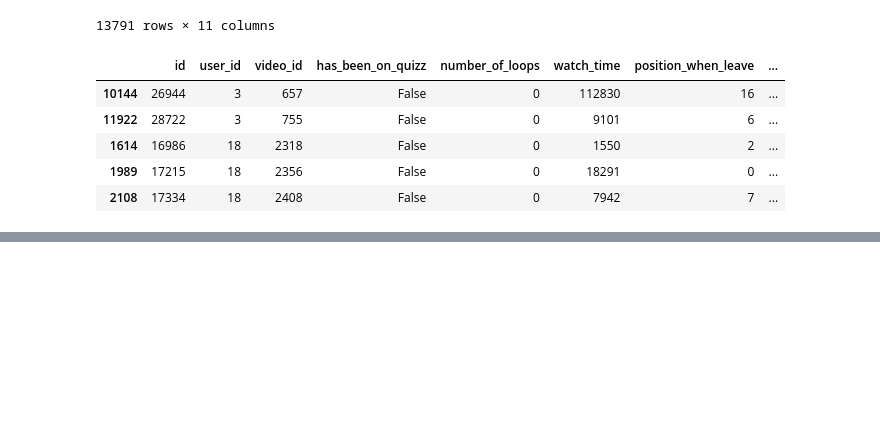
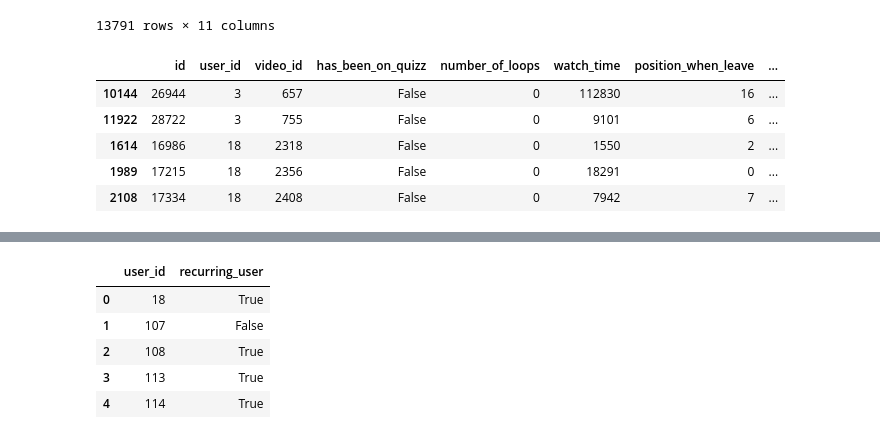
Before and after one commit to sabrinasartori/revyze-technical-case, a Jupyter notebook: notebooks/01-data_analysis.ipynb, the cells around one changed output, grey strips where cells are left out. Cells and saved outputs as stored; diff of their text form; code cells hidden in the pictures; blank space fills up the shorter version.

```diff
--- a/notebooks/01-data_analysis.ipynb
+++ b/notebooks/01-data_analysis.ipynb
@@ -92,0 +93,15 @@ user_recurrence_df.head()
+# %%
+# considering only users from week 45
+# checking if the user has accessed the app on week 46
+user_recurrence_df = user_weeks_df.loc[[(45 in x) for x in user_weeks_df]]\
+    .str.len()\
+    .replace({1: False, 2: True})\
+    .reset_index(name='recurring_user')
+user_recurrence_df.head()
+# %% [output]
+|  | user_id | recurring_user |
+| 0 | 18 | True |
+| 1 | 107 | False |
+| 2 | 108 | True |
+| 3 | 113 | True |
+| 4 | 114 | True |
```
Also changed, not shown: parts of 11 cells of this notebook.
